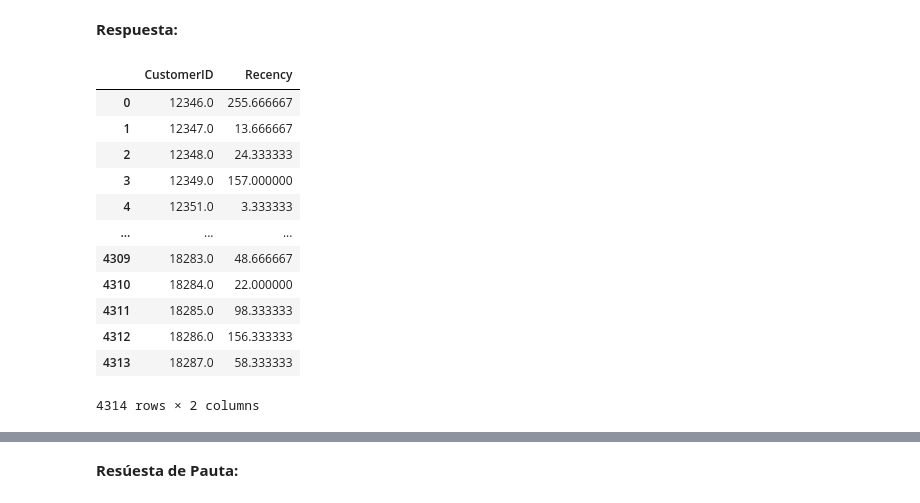
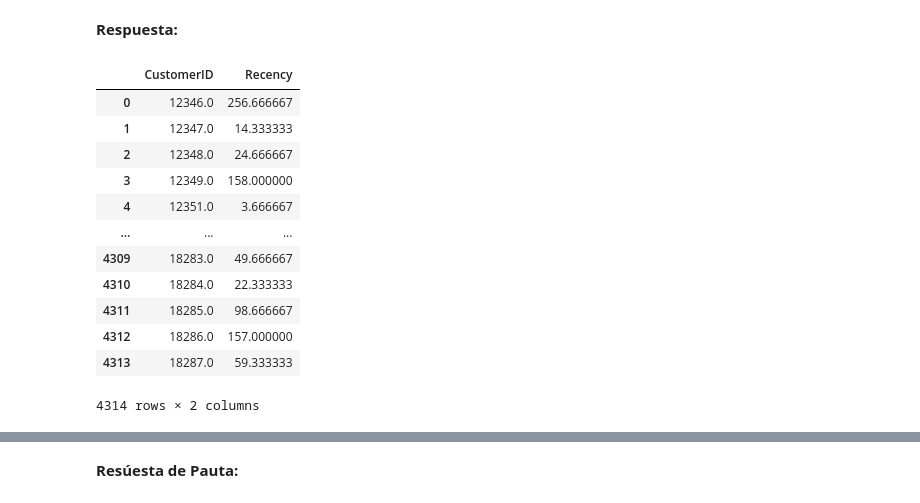
Before and after one commit to VanessaGaete/Laboratorio-de-Ciencia-de-Datos, a Jupyter notebook: Laboratorio6_Enunciado.ipynb, the cells around one changed output, grey strips where cells are left out. Cells and saved outputs as stored; diff of their text form; code cells hidden in the pictures.

```diff
--- a/Laboratorio6_Enunciado.ipynb
+++ b/Laboratorio6_Enunciado.ipynb
@@ -173,43 +165,43 @@ Una referencia que le puede ser útil es el [documento original](https://www.res
 # %%
 def recency(n, dataframe_in):
   #dataframe_out = pd.DataFrame(columns = ["Customer ID", "Max Invoice Dates"])
   df=pd.DataFrame()
   df["CustomerID"] = dataframe_in["Customer ID"]
   df["Invoice"] = dataframe_in["Invoice"]
   df["InvoiceDate"]= dataframe_in["InvoiceDate"]
   df_without_duplicates = df.drop_duplicates(subset=['Invoice'])
   df = df_without_duplicates.groupby(["CustomerID"])["InvoiceDate"].nlargest(n)
 
   #date_diff
-  tfinal = dataframe_in["InvoiceDate"].max()
+  tfinal = dataframe_in["InvoiceDate"].max() + datetime.timedelta(days=1)
   df = abs(df - tfinal).apply(lambda x: x.days)
   #print(df.index.get_level_values('CustomerID'))
 
   #sum()
   df = df.groupby(["CustomerID"]).sum()
   df = df*(1/n)
 
   df_recency = pd.DataFrame()
   df_recency["CustomerID"] = df.keys()
   df_recency["Recency"] = df.values
 
   return df_recency
   #result = 1/n*sum()
 
 recency(3, df_retail)
 # %% [output]
 |  | CustomerID | Recency |
-| 0 | 12346.0 | 255.666667 |
-| 1 | 12347.0 | 13.666667 |
-| 2 | 12348.0 | 24.333333 |
-| 3 | 12349.0 | 157.000000 |
-| 4 | 12351.0 | 3.333333 |
+| 0 | 12346.0 | 256.666667 |
+| 1 | 12347.0 | 14.333333 |
+| 2 | 12348.0 | 24.666667 |
+| 3 | 12349.0 | 158.000000 |
+| 4 | 12351.0 | 3.666667 |
 | ... | ... | ... |
-| 4309 | 18283.0 | 48.666667 |
-| 4310 | 18284.0 | 22.000000 |
-| 4311 | 18285.0 | 98.333333 |
-| 4312 | 18286.0 | 156.333333 |
-| 4313 | 18287.0 | 58.333333 |
+| 4309 | 18283.0 | 49.666667 |
+| 4310 | 18284.0 | 22.333333 |
+| 4311 | 18285.0 | 98.666667 |
+| 4312 | 18286.0 | 157.000000 |
+| 4313 | 18287.0 | 59.333333 |
 4314 rows × 2 columns
 # %%
 import statistics
```
Also changed, not shown: parts of 18 cells of this notebook.
